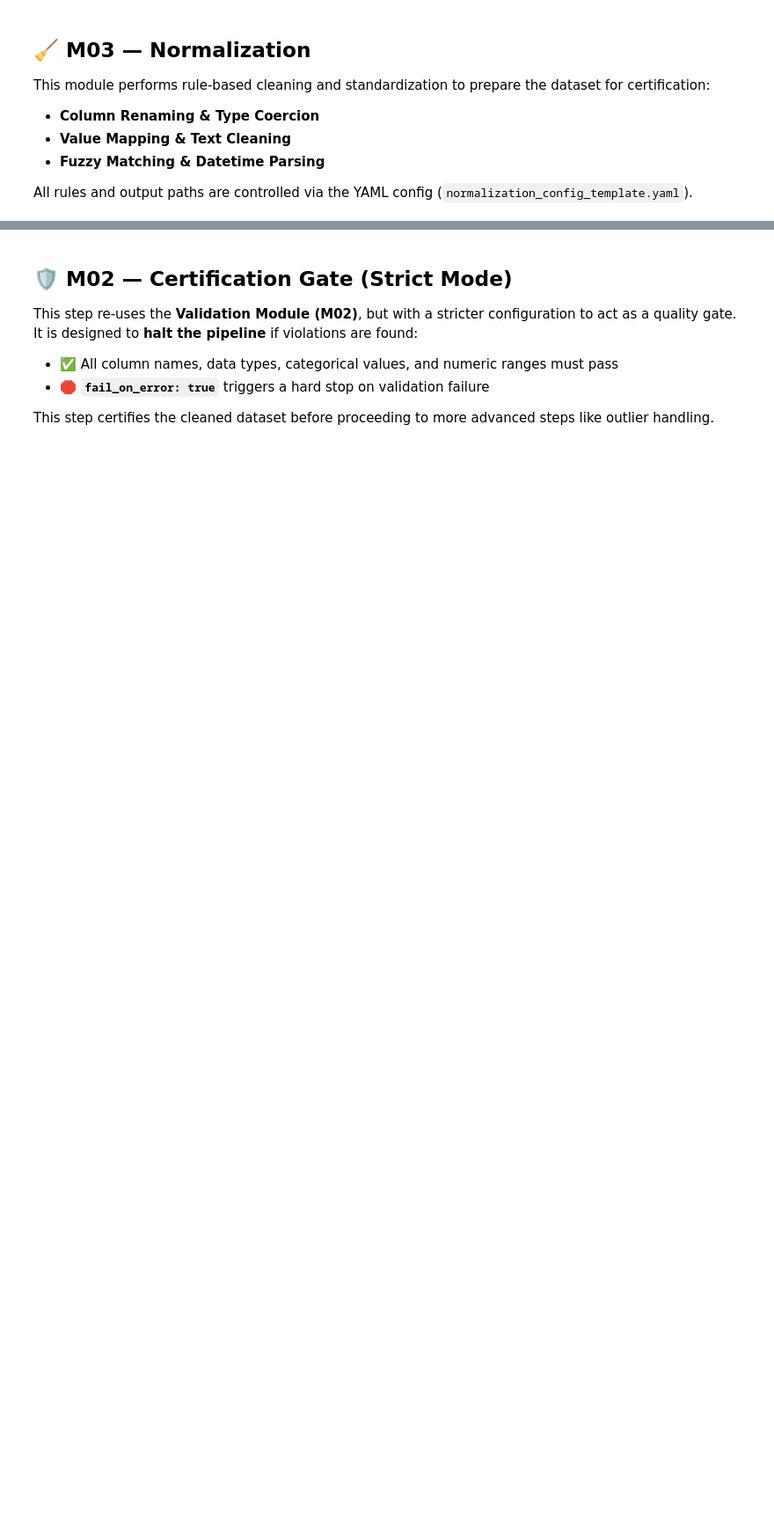
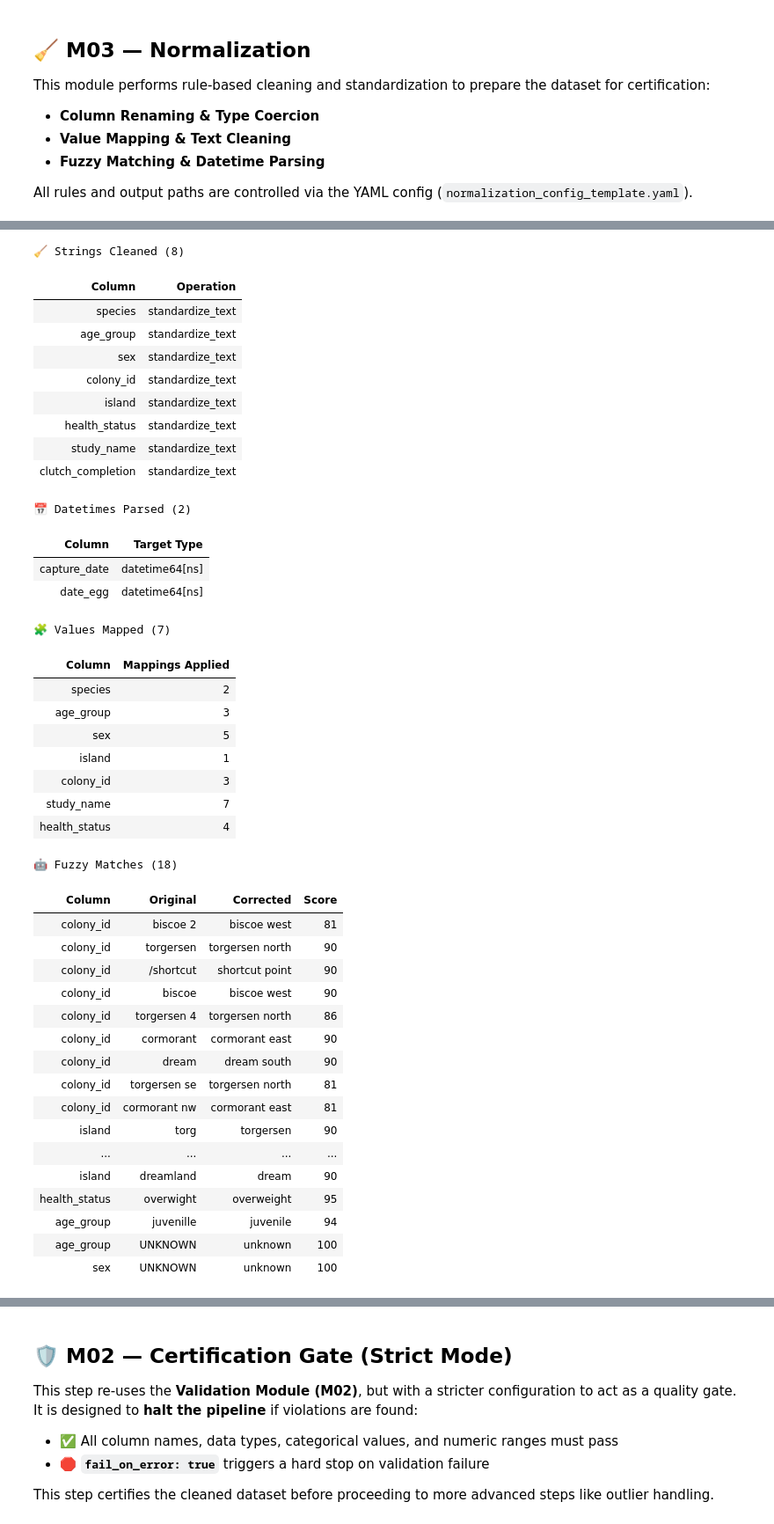
Before and after one commit to G-Schumacher44/analyst_toolkit_deployment_utility, a Jupyter notebook: src/analyst_toolkit_deploy/templates/toolkit_template.ipynb, the cells around one changed output, grey strips where cells are left out. Shown at 88% size. Drawn from its saved outputs; the diff is of its cells as text; code cells hidden in the pictures; blank space fills up the shorter version.

```diff
--- a/src/analyst_toolkit_deploy/templates/toolkit_template.ipynb
+++ b/src/analyst_toolkit_deploy/templates/toolkit_template.ipynb
@@ -136,16 +200,19 @@ All rules and output paths are controlled via the YAML config (`normalization_co
 # Check if module is enabled in the master config
 module_settings = master_config.get("modules", {}).get("normalization", {})
 if not module_settings.get("run", False):
-    print("⏩ Skipping Normalization module as per master config.")
+    print("⏩ Skipping Outlier Detection module as per master config.")
+elif df_valid is None:
+    print("⏩ Skipping Outlier Detection because input dataframe is None.")
 else:
     # Load module-specific config
-    config_path = module_settings.get("config_path", "config/normalization_config_template.yaml")
-    module_config = load_config(config_path)
+    relative_config_path = module_settings.get("config_path", "config/normalization_config_template.yaml")
+    module_config = load_config(relative_config_path)
 
-    print(f"🚀 Running Normalization from '{config_path}'...")
+    print(f"🚀 Running Normalization from '{relative_config_path}'...")
     df_norm= run_normalization_pipeline(
         config=module_config,
         df=df_valid,
         notebook=notebook_mode,
         run_id=run_id
     )
+# %% [output]
@@ -151,0 +239,41 @@ else:
+🧹 Strings Cleaned (8)
+| Column | Operation |
+| species | standardize_text |
+| age_group | standardize_text |
+| sex | standardize_text |
+| colony_id | standardize_text |
+| island | standardize_text |
+| health_status | standardize_text |
+| study_name | standardize_text |
+| clutch_completion | standardize_text |
+📅 Datetimes Parsed (2)
+| Column | Target Type |
+| capture_date | datetime64[ns] |
+| date_egg | datetime64[ns] |
+🧩 Values Mapped (7)
+| Column | Mappings Applied |
+| species | 2 |
+| age_group | 3 |
+| sex | 5 |
+| island | 1 |
+| colony_id | 3 |
+| study_name | 7 |
+| health_status | 4 |
+🤖 Fuzzy Matches (18)
+| Column | Original | Corrected | Score |
+| colony_id | biscoe 2 | biscoe west | 81 |
+| colony_id | torgersen | torgersen north | 90 |
+| colony_id | /shortcut | shortcut point | 90 |
+| colony_id | biscoe | biscoe west | 90 |
+| colony_id | torgersen 4 | torgersen north | 86 |
+| colony_id | cormorant | cormorant east | 90 |
+| colony_id | dream | dream south | 90 |
+| colony_id | torgersen se | torgersen north | 81 |
+| colony_id | cormorant nw | cormorant east | 81 |
+| island | torg | torgersen | 90 |
+| ... | ... | ... | ... |
+| island | dreamland | dream | 90 |
+| health_status | overwight | overweight | 95 |
+| age_group | juvenille | juvenile | 94 |
+| age_group | UNKNOWN | unknown | 100 |
+| sex | UNKNOWN | unknown | 100 |
```
Also changed, not shown: parts of 13 cells of this notebook, 7 other files.
